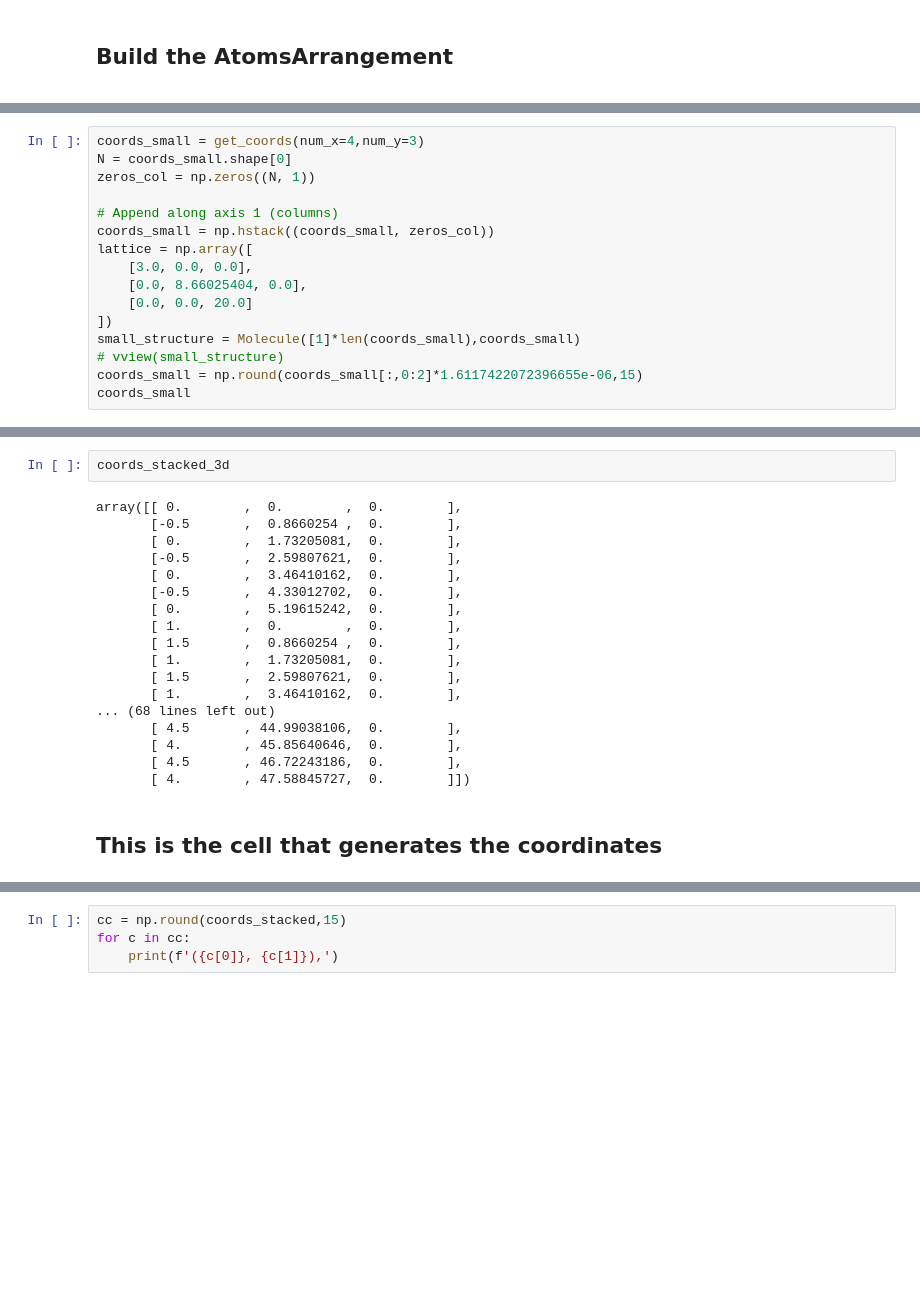
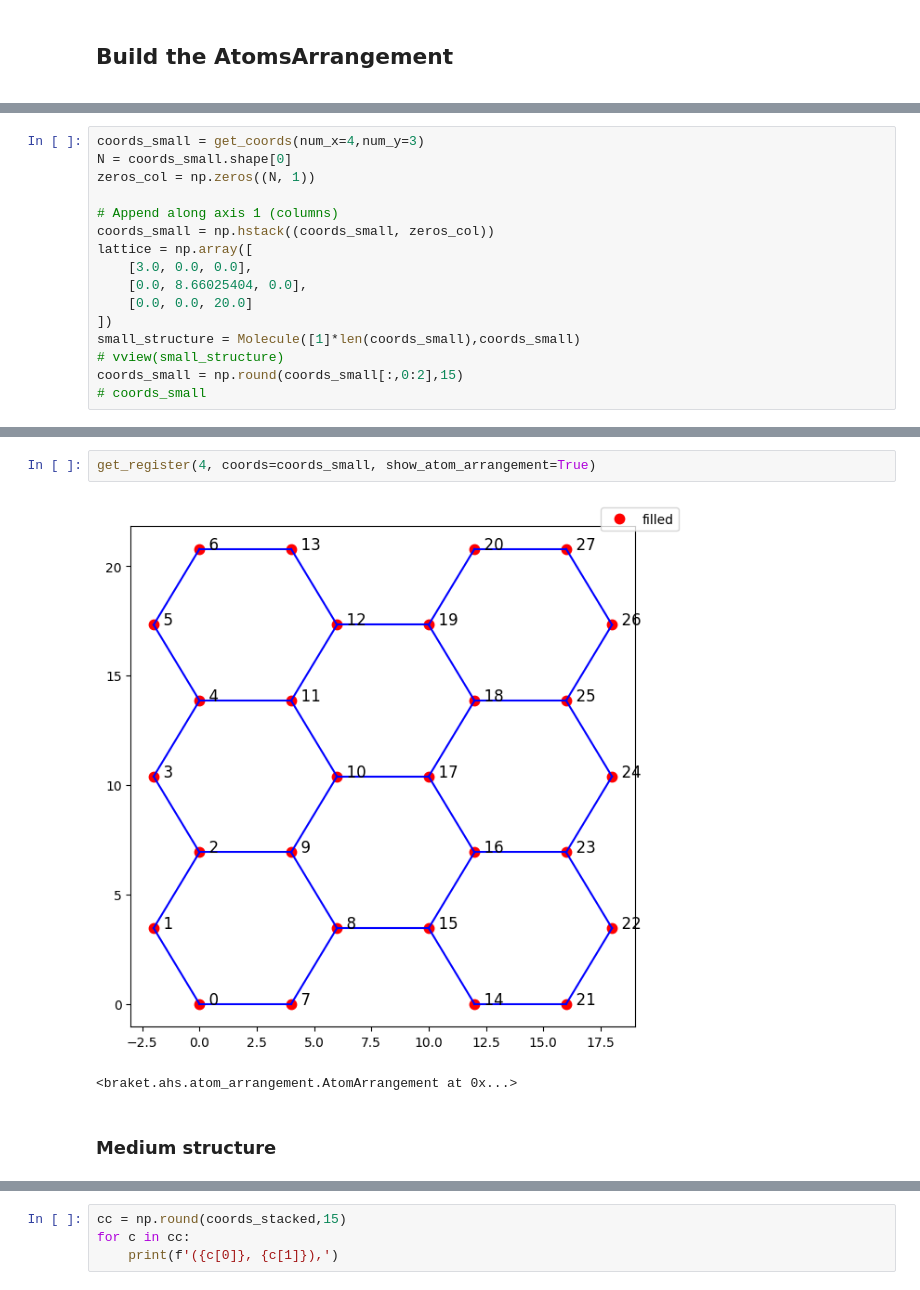
Before and after one commit to cmc-ucl/rydberg_atoms, a Jupyter notebook: paper_part_two.ipynb, the cells around one changed output, grey strips where cells are left out. Saved outputs shown, nothing was run; the diff lists cells and outputs as text; blank space fills up the shorter version.

```diff
--- a/paper_part_two.ipynb
+++ b/paper_part_two.ipynb
@@ -157,5 +66,5 @@ lattice = np.array([
 ])
 small_structure = Molecule([1]*len(coords_small),coords_small)
 # vview(small_structure)
-coords_small = np.round(coords_small[:,0:2]*1.6117422072396655e-06,15)
-coords_small
+coords_small = np.round(coords_small[:,0:2],15)
+# coords_small
@@ -218,22 +91,7 @@ array([[ 0.        ,  0.        ],
-# %%
-coords_stacked_3d
-# %% [output]
-array([[ 0.        ,  0.        ,  0.        ],
-       [-0.5       ,  0.8660254 ,  0.        ],
-       [ 0.        ,  1.73205081,  0.        ],
-       [-0.5       ,  2.59807621,  0.        ],
-       [ 0.        ,  3.46410162,  0.        ],
-       [-0.5       ,  4.33012702,  0.        ],
-       [ 0.        ,  5.19615242,  0.        ],
-       [ 1.        ,  0.        ,  0.        ],
-       [ 1.5       ,  0.8660254 ,  0.        ],
-       [ 1.        ,  1.73205081,  0.        ],
-       [ 1.5       ,  2.59807621,  0.        ],
-       [ 1.        ,  3.46410162,  0.        ],
-... (68 lines left out)
-       [ 4.5       , 44.99038106,  0.        ],
-       [ 4.        , 45.85640646,  0.        ],
-       [ 4.5       , 46.72243186,  0.        ],
-       [ 4.        , 47.58845727,  0.        ]])
-# %% [markdown]
-## This is the cell that generates the coordinates
+# %%
+get_register(4, coords=coords_small, show_atom_arrangement=True)
+# %% [output]
+[figure, added]
+<braket.ahs.atom_arrangement.AtomArrangement at 0x...>
+# %% [markdown]
+### Medium structure
```
Also changed, not shown: parts of 21 cells of this notebook.
